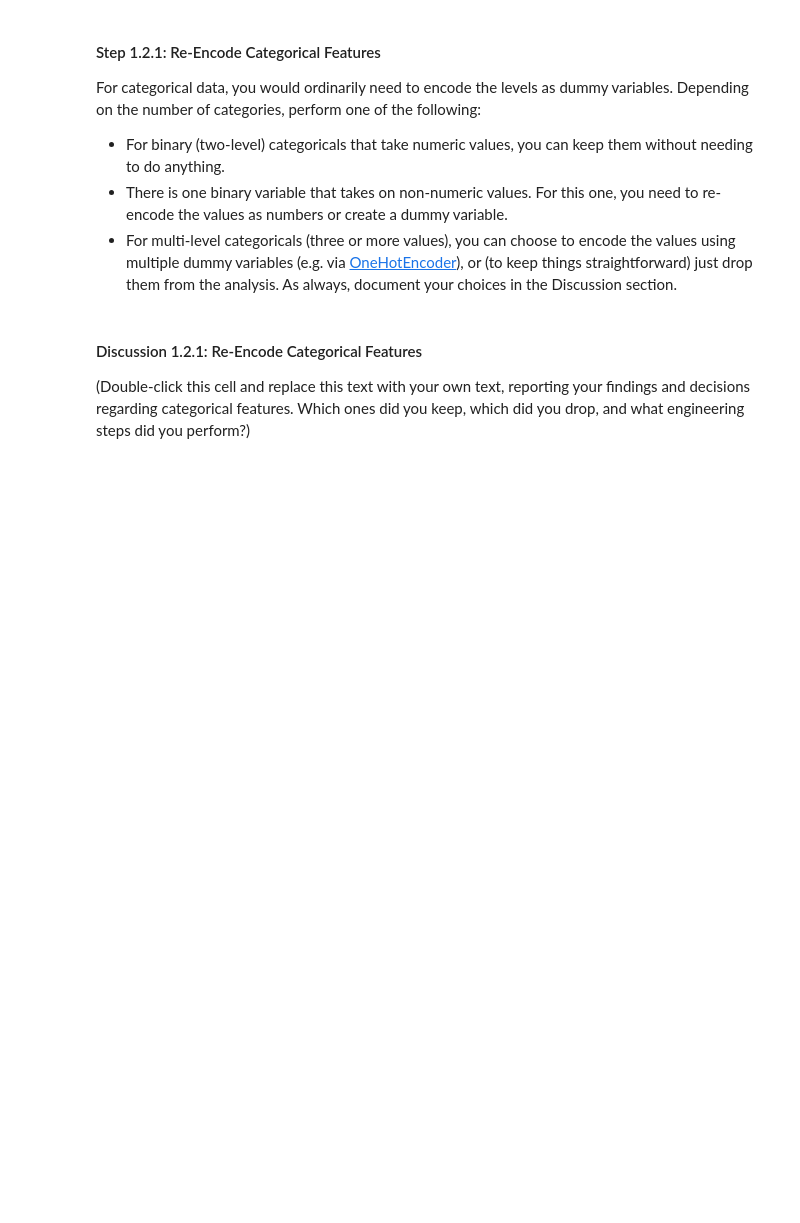
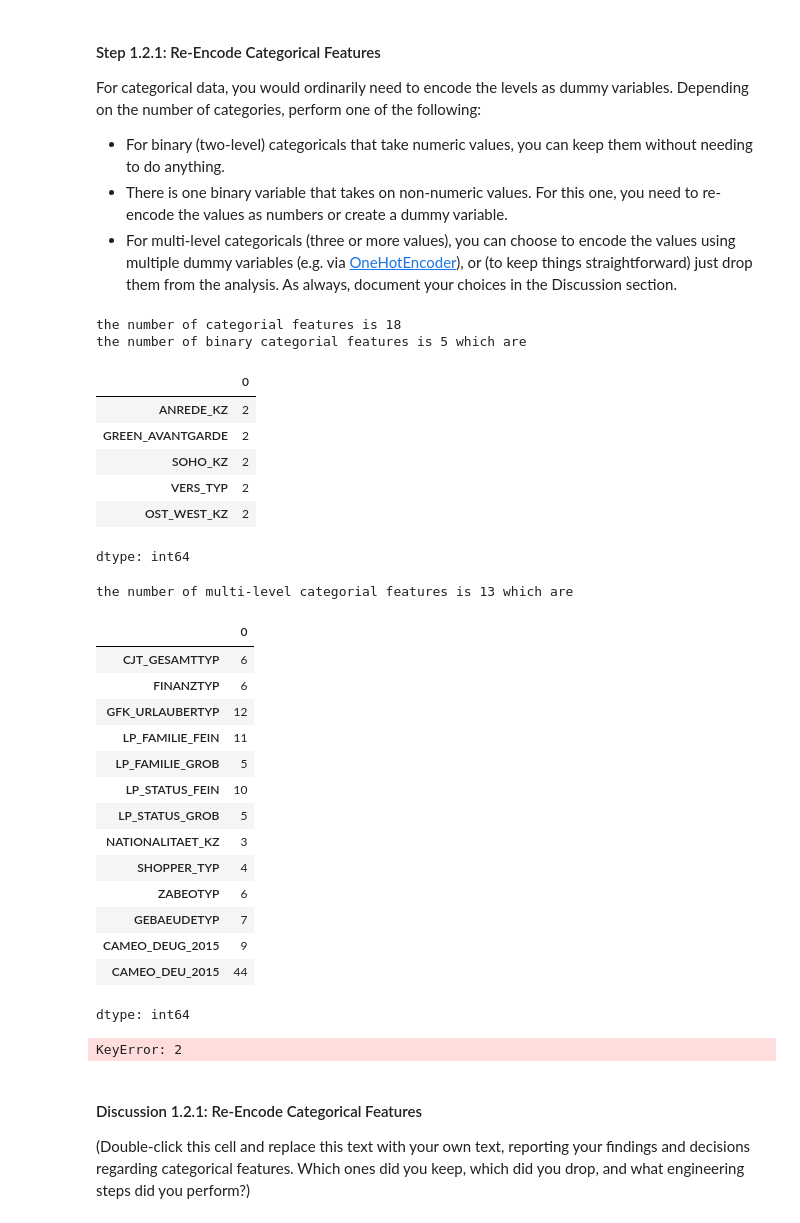
Before and after one commit to EssaAlsharif/Identify-Customer-Segments, a Jupyter notebook: Identify_Customer_Segments.ipynb, the cells around one changed output. Cells and saved outputs as stored; diff of their text form; code cells hidden in the pictures; blank space fills up the shorter version.

```diff
--- a/Identify_Customer_Segments.ipynb
+++ b/Identify_Customer_Segments.ipynb
@@ -627,3 +642,48 @@ For categorical data, you would ordinarily need to encode the levels as dummy va
+# %%
+# Assess categorical variables: which are binary, which are multi-level, and
+# which one needs to be re-encoded?
+categorical_features = feat_info[feat_info['type'] == 'categorical']
+print('the number of categorial features is', len(categorical_features))
+categorical_features_list = categorical_features['attribute'].tolist()
+unique_categorical_features_counts = df_row_few_missing_general_data[categorical_features_list].nunique()
+binary_categoricals = unique_categorical_features_counts[unique_categorical_features_counts == 2]
+multi_level_categoricals = unique_categorical_features_counts[unique_categorical_features_counts > 2]
+print('the number of binary categorial features is', len(binary_categoricals), 'which are')
+display(binary_categoricals)
+print('the number of multi-level categorial features is', len(multi_level_categoricals), 'which are')
+display(multi_level_categoricals)
+# %% [output]
+the number of categorial features is 18
+the number of binary categorial features is 5 which are
+|  | 0 |
+| ANREDE_KZ | 2 |
+| GREEN_AVANTGARDE | 2 |
+| SOHO_KZ | 2 |
+| VERS_TYP | 2 |
+| OST_WEST_KZ | 2 |
+dtype: int64
+the number of multi-level categorial features is 13 which are
+|  | 0 |
+| CJT_GESAMTTYP | 6 |
+| FINANZTYP | 6 |
+| GFK_URLAUBERTYP | 12 |
+| LP_FAMILIE_FEIN | 11 |
+| LP_FAMILIE_GROB | 5 |
+| LP_STATUS_FEIN | 10 |
+| LP_STATUS_GROB | 5 |
+| NATIONALITAET_KZ | 3 |
+| SHOPPER_TYP | 4 |
+| ZABEOTYP | 6 |
+| GEBAEUDETYP | 7 |
+| CAMEO_DEUG_2015 | 9 |
+| CAMEO_DEU_2015 | 44 |
+dtype: int64
+# %%
+#Check non numeric binary features:
+for i in binary_categoricals:
+    print(df_row_few_missing_general_data[i].value_counts())
+# %% [output]
+KeyError: 2
 # %%
 # Re-encode categorical variable(s) to be kept in the analysis.
 # %% [markdown]
```
Also changed, not shown: parts of 2 cells of this notebook.
